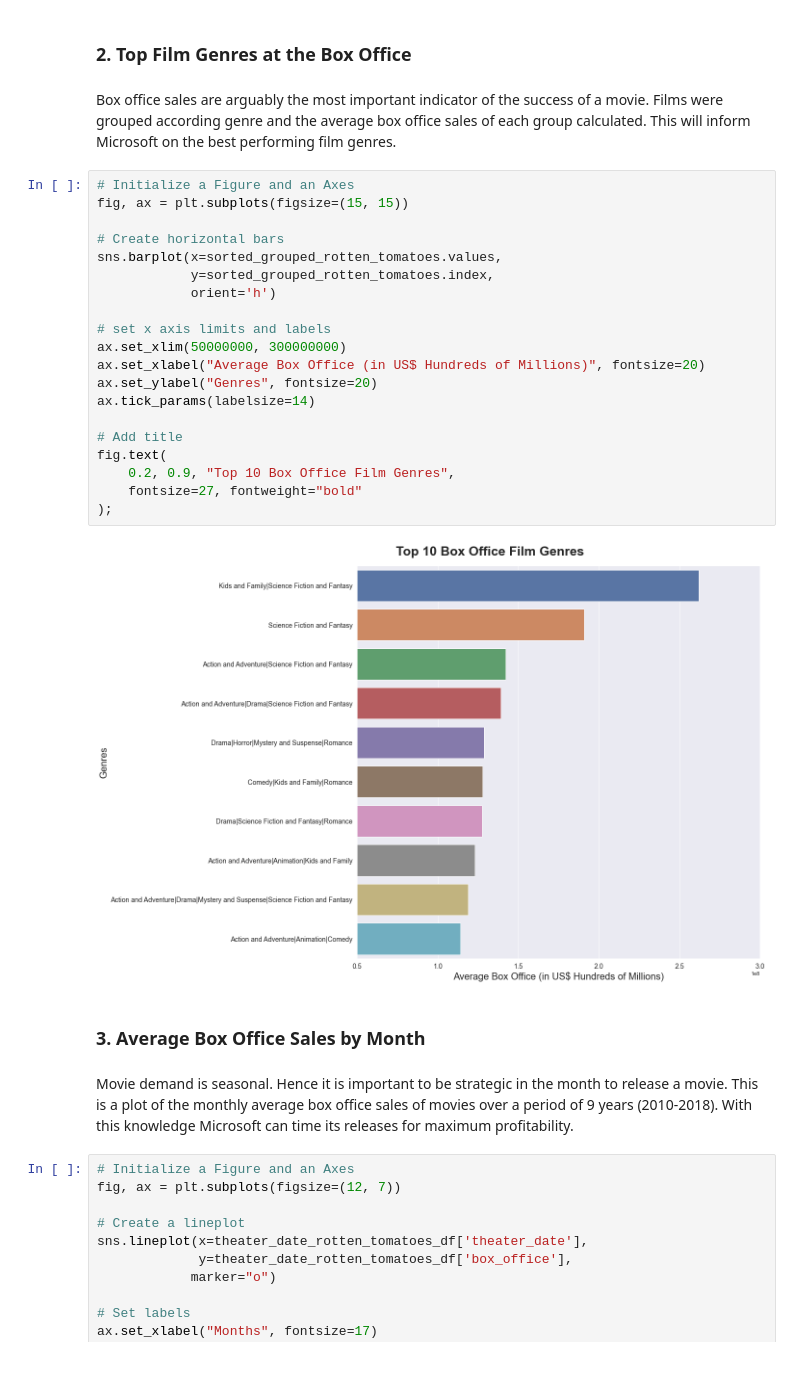
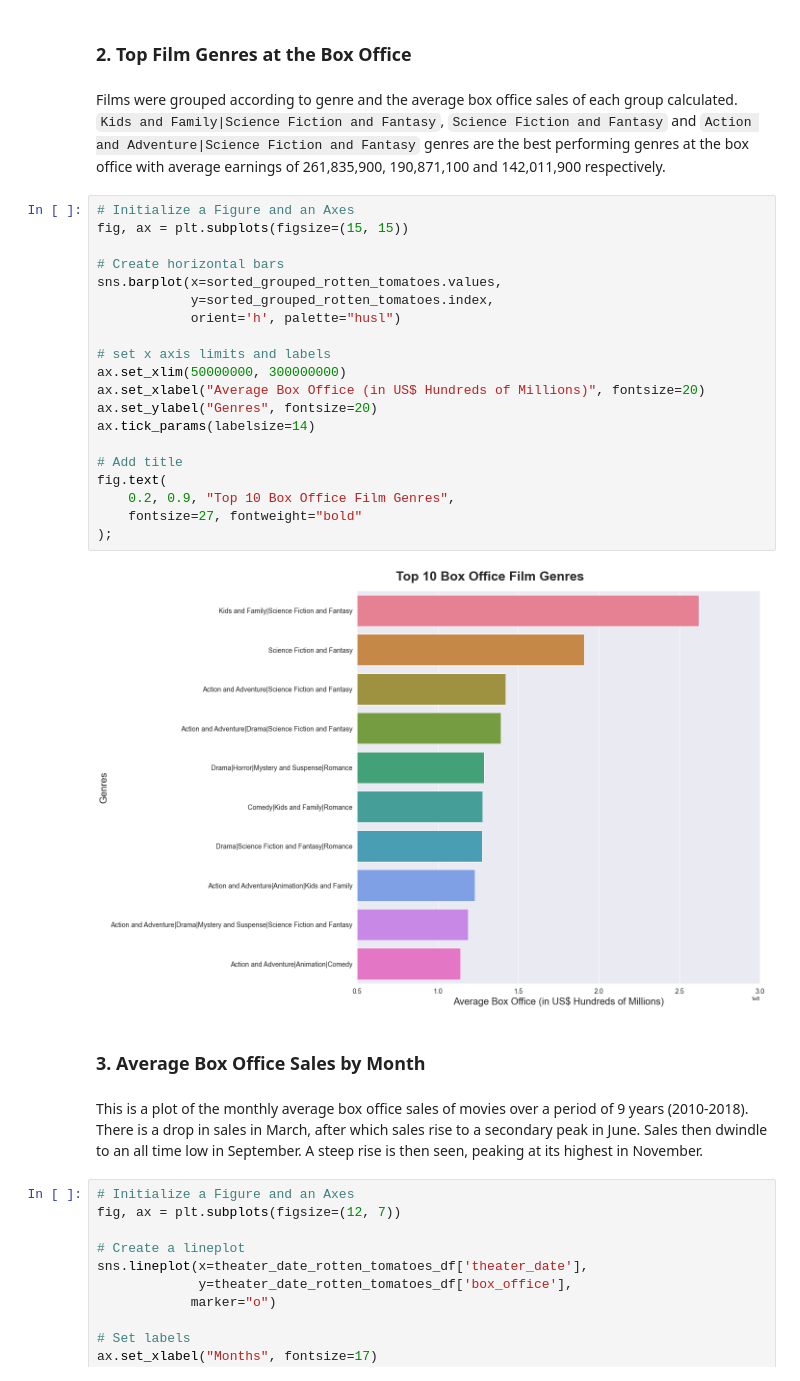
Before and after one commit to stevegithinji/Microsoft-Movies-Analysis, a Jupyter notebook: microsoft_movie_analysis.ipynb, the cells around one changed output. Drawn from its saved outputs; the diff is of its cells as text.

```diff
--- a/microsoft_movie_analysis.ipynb
+++ b/microsoft_movie_analysis.ipynb
@@ -565,33 +565,33 @@ fig.text(
 # %% [markdown]
 ### 2. Top Film Genres at the Box Office
-# %% [markdown]
-Box office sales are arguably the most important indicator of the success of a movie. Films were grouped according genre and the average box office sales of each group calculated. This will inform Microsoft on the best performing film genres.
+# %% [markdown]
+Films were grouped according to genre and the average box office sales of each group calculated. `Kids and Family|Science Fiction and Fantasy`, `Science Fiction and Fantasy` and `Action and Adventure|Science Fiction and Fantasy` genres are the best performing genres at the box office with average earnings of  261,835,900,  190,871,100 and  142,011,900 respectively.
 # %%
 # Initialize a Figure and an Axes
 fig, ax = plt.subplots(figsize=(15, 15))
 
 # Create horizontal bars
 sns.barplot(x=sorted_grouped_rotten_tomatoes.values,
             y=sorted_grouped_rotten_tomatoes.index,
-            orient='h')
+            orient='h', palette="husl")
 
 # set x axis limits and labels
 ax.set_xlim(50000000, 300000000)
 ax.set_xlabel("Average Box Office (in US$ Hundreds of Millions)", fontsize=20)
 ax.set_ylabel("Genres", fontsize=20)
 ax.tick_params(labelsize=14)
 
 # Add title
 fig.text(
     0.2, 0.9, "Top 10 Box Office Film Genres",
     fontsize=27, fontweight="bold"
 );
 # %% [output]
-[figure, old version]
+[figure, new version]
 # %% [markdown]
 ### 3. Average Box Office Sales by Month
-# %% [markdown]
-Movie demand is seasonal. Hence it is important to be strategic in the month to release a movie. This is a plot of the monthly average box office sales of movies over a period of 9 years (2010-2018). With this knowledge Microsoft can time its releases for maximum profitability.
+# %% [markdown]
+This is a plot of the monthly average box office sales of movies over a period of 9 years (2010-2018). There is a drop in sales in March, after which sales rise to a secondary peak in June. Sales then dwindle to an all time low in September. A steep rise is then seen, peaking at its highest in November.
 # %%
 # Initialize a Figure and an Axes
 fig, ax = plt.subplots(figsize=(12, 7))
```
Also changed, not shown: parts of 11 cells of this notebook.
